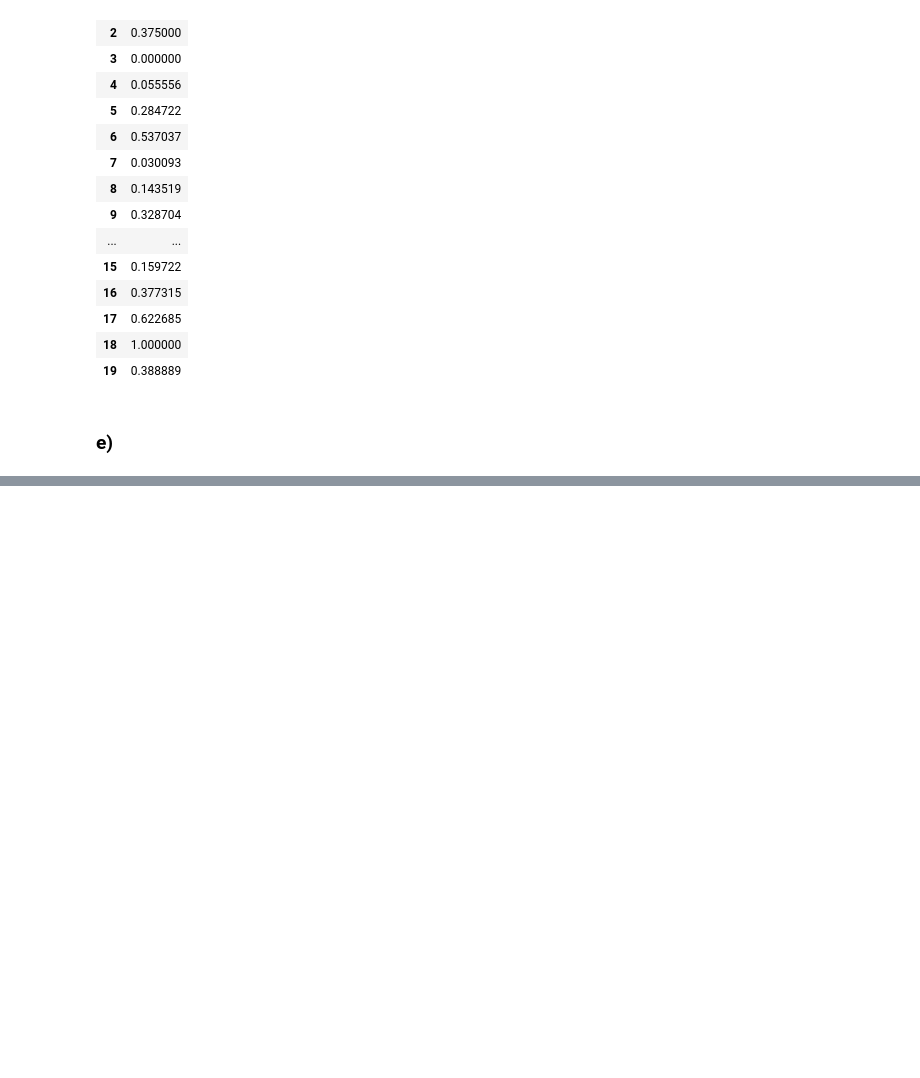
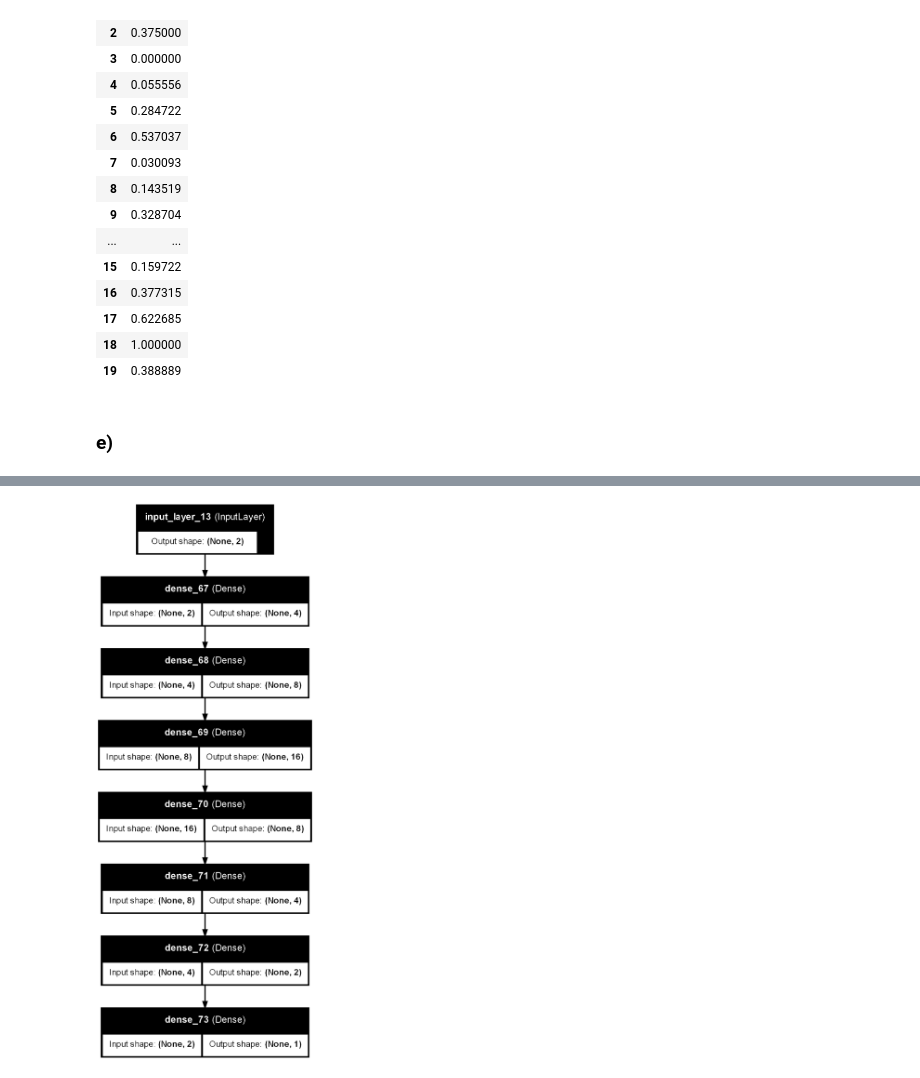
Before and after one commit to zouffke/Datascience2, a Jupyter notebook: p4/3_neurale netwerken/oef/oef.ipynb, the cells around one changed output, grey strips where cells are left out. Cells and saved outputs as stored; diff of their text form; code cells hidden in the pictures; blank space fills up the shorter version.

```diff
--- a/p4/3_neurale netwerken/oef/oef.ipynb
+++ b/p4/3_neurale netwerken/oef/oef.ipynb
@@ -235,19 +234,19 @@ y_forecast
 # %% [markdown]
 ### e)
 # %%
-from keras.src.metrics import MeanAbsolutePercentageError
+inputs_ = Input(shape=(2,))
+hidden_ = Dense(4, activation='relu')(inputs_)
+hidden_ = Dense(8, activation='relu')(hidden_)
+hidden_ = Dense(16, activation='relu')(hidden_)
+hidden_ = Dense(8, activation='relu')(hidden_)
+hidden_ = Dense(4, activation='relu')(hidden_)
+hidden_ = Dense(2, activation='relu')(hidden_)
+outputs_ = Dense(1, activation='linear')(hidden_)
 
-inputs = Input(shape=(2,))
-hidden = Dense(4, activation='relu')(inputs)
-hidden = Dense(8, activation='relu')(hidden)
-hidden = Dense(16, activation='relu')(hidden)
-hidden = Dense(8, activation='relu')(hidden)
-hidden = Dense(4, activation='relu')(hidden)
-hidden = Dense(2, activation='relu')(hidden)
-output = Dense(1, activation='linear')(hidden)
+model_ = Model(inputs_, outputs_, name='Regression_NN')
 
-model = Model(inputs, outputs, name='Regression_NN')
-
-model.compile(optimizer=RMSprop(learning_rate=0.001),
+model_.compile(optimizer=RMSprop(learning_rate=0.0001),
               loss=keras.losses.MeanAbsoluteError(),
-              metrics=[MeanAbsolutePercentageError])
+              metrics=['MeanAbsolutePercentageError'])
+# %%
+history = model_.fit(x_forecast, y_forecast, epochs=1000, callbacks=[PlotLossesKeras()], verbose=1)
@@ -253,0 +280,4 @@ model.compile(optimizer=RMSprop(learning_rate=0.001),
+# %%
+plot_model(model_, to_file='model_Forecast_NN.png', show_shapes=True, show_layer_names=True)
+# %% [output]
+[figure, added]
```
Also changed, not shown: parts of 8 cells of this notebook, 10 other files.
